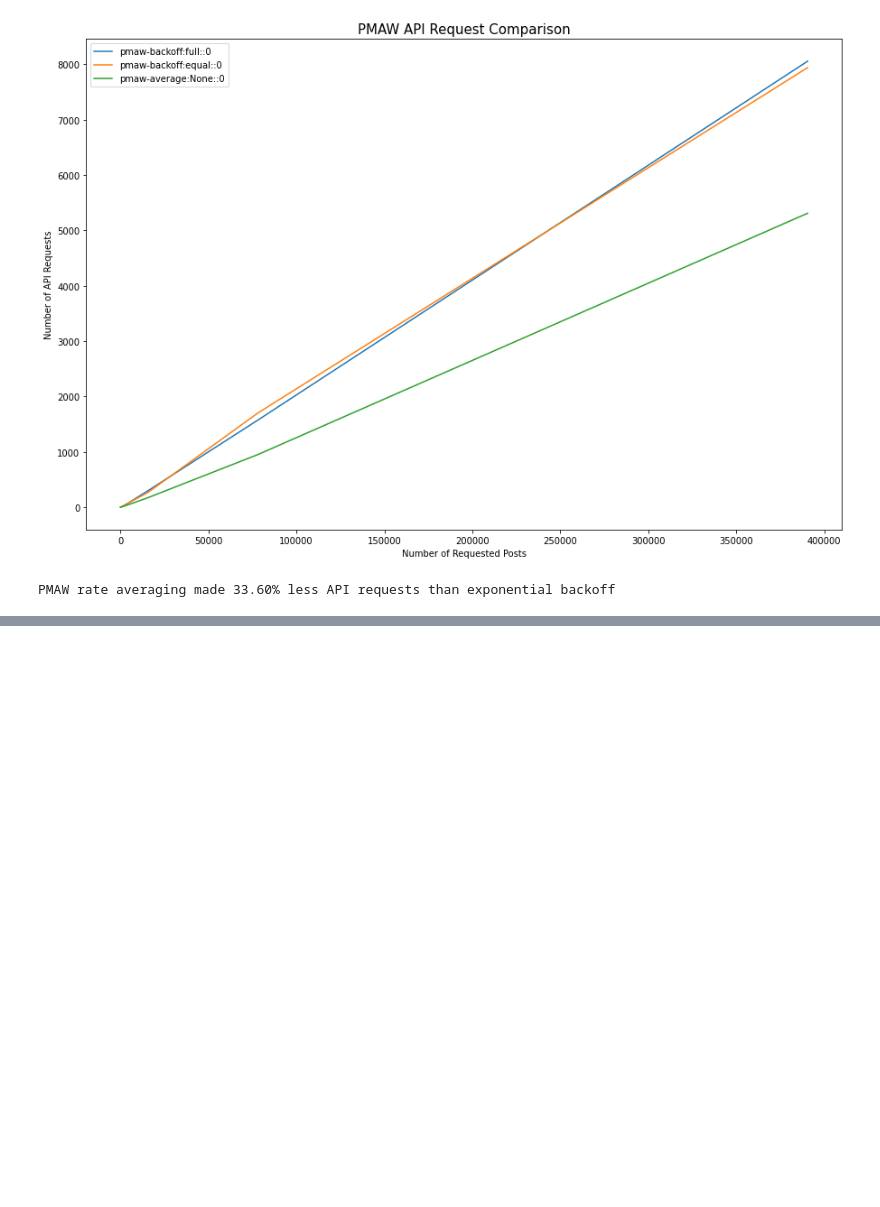
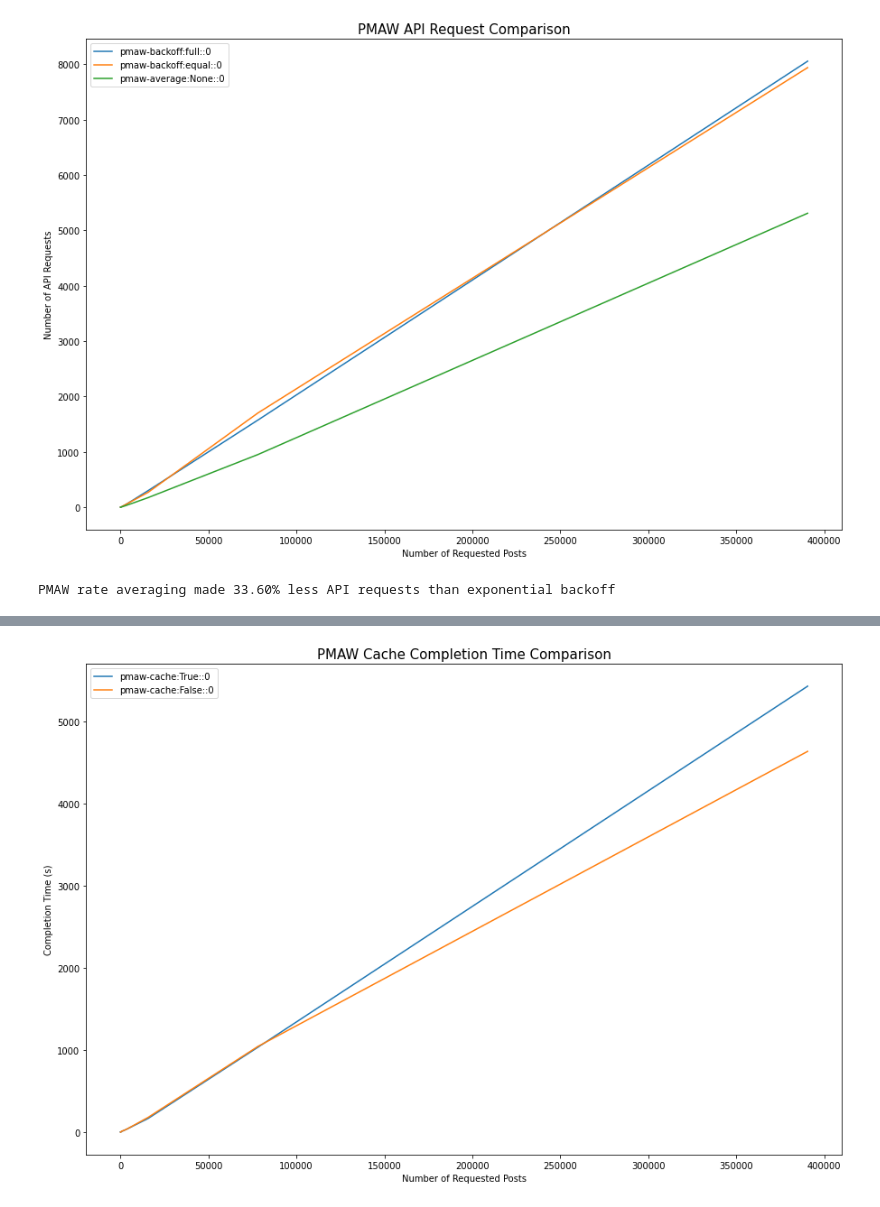
Before and after one commit to mattpodolak/pmaw, a Jupyter notebook: examples/benchmark.ipynb, the cells around one changed output, grey strips where cells are left out. Cells and saved outputs as stored; diff of their text form; code cells hidden in the pictures; blank space fills up the shorter version.

Commit message:
cache benchmarks

```diff
--- a/examples/benchmark.ipynb
+++ b/examples/benchmark.ipynb
@@ -363,0 +508,2 @@ PMAW rate averaging made 33.60% less API requests than exponential backoff
+# %%
+cachebench = CacheBenchmark(num_limits=9, sleep=60, subreddit="science")
@@ -363,0 +513,2 @@ PMAW rate averaging made 33.60% less API requests than exponential backoff
+# %%
+cachebench.run(1)
@@ -363,0 +533,4 @@ PMAW rate averaging made 33.60% less API requests than exponential backoff
+# %%
+# pop request which ended early due to Pushshift AWS migration
+stash = cachebench.info.pop(-1)
+stash
@@ -363,0 +566,30 @@ PMAW rate averaging made 33.60% less API requests than exponential backoff
+# %%
+df = pd.DataFrame(cachebench.info)
+# create name columns
+names = []
+for row in df.itertuples():
+    names.append(f'{row.api}-cache:{row.mem_use}::{row.iter}')
+df['name'] = names
+names = df['name'].unique()
+
+# plot timing
+fig, axes = plt.subplots()
+
+fig.set_figheight(10)
+fig.set_figwidth(15)
+
+for name in names:
+    x = df.loc[df['name']== name, 'limit']
+    y = df.loc[df['name']== name, 'time']
+    line, = axes.plot(x, y, label=name)
+
+# create labels
+title = 'PMAW Cache Completion Time Comparison'
+ylabel = 'Completion Time (s)'
+plt.title(title, fontsize=15)
+plt.xlabel('Number of Requested Posts')
+plt.ylabel(ylabel)
+axes.legend()
+plt.show()
+# %% [output]
+[figure, added]
```
Also changed, not shown: parts of 15 cells of this notebook, 4 other files.
